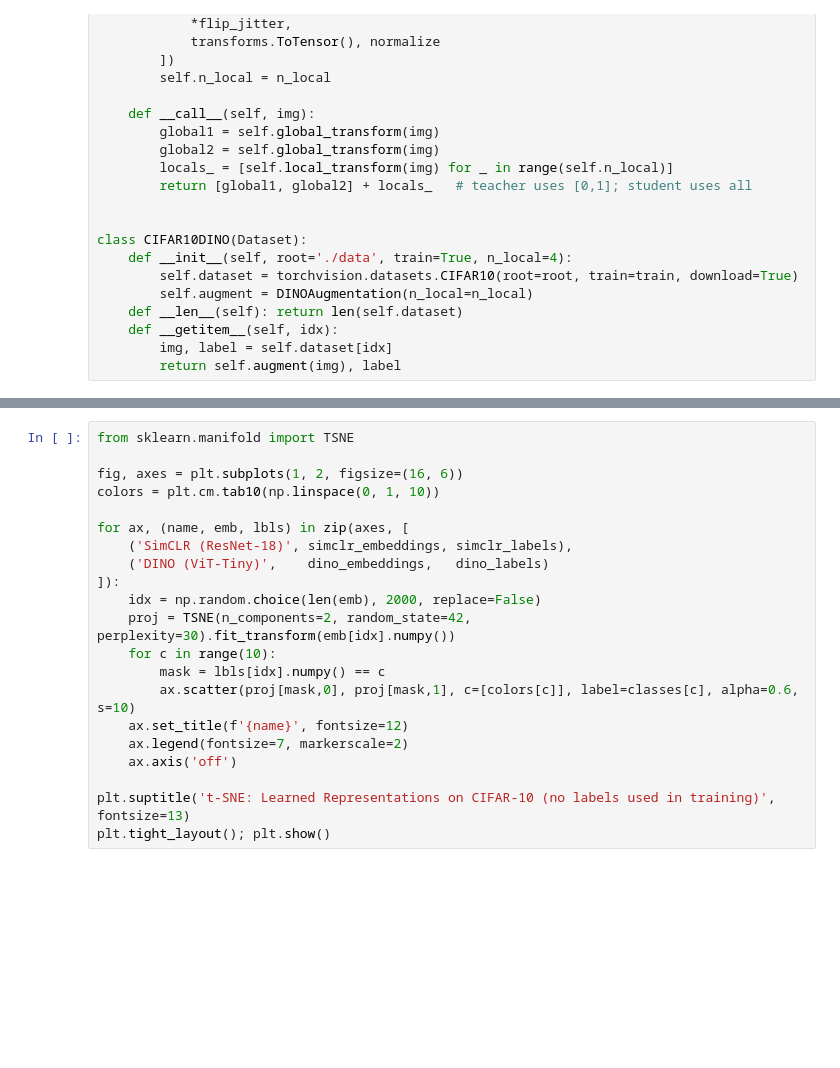
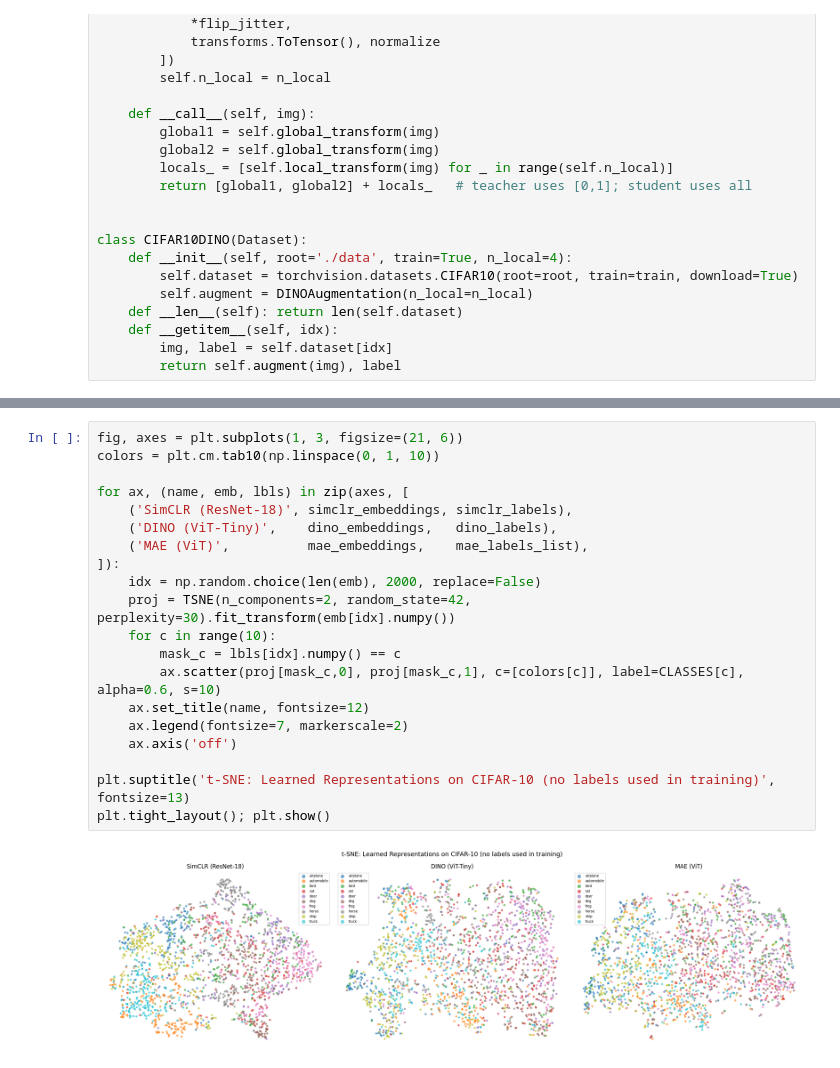
Before and after one commit to moreshud/Python-for-Deep-Learning, a Jupyter notebook: Assignments/2026_Assignment/A3 - Self Supervised Learning/A3-Self-Supervised-Learning.ipynb, the cells around one changed output, grey strips where cells are left out. Cells and saved outputs as stored; diff of their text form; blank space fills up the shorter version.

```diff
--- a/Assignments/2026_Assignment/A3 - Self Supervised Learning/A3-Self-Supervised-Learning.ipynb
+++ b/Assignments/2026_Assignment/A3 - Self Supervised Learning/A3-Self-Supervised-Learning.ipynb
@@ -677,21 +1043,22 @@ t-SNE projects the 512-dim / embed-dim feature space down to 2D. If SSL worked,
 # %%
-from sklearn.manifold import TSNE
-
-fig, axes = plt.subplots(1, 2, figsize=(16, 6))
+fig, axes = plt.subplots(1, 3, figsize=(21, 6))
 colors = plt.cm.tab10(np.linspace(0, 1, 10))
 
 for ax, (name, emb, lbls) in zip(axes, [
     ('SimCLR (ResNet-18)', simclr_embeddings, simclr_labels),
-    ('DINO (ViT-Tiny)',    dino_embeddings,   dino_labels)
+    ('DINO (ViT-Tiny)',    dino_embeddings,   dino_labels),
+    ('MAE (ViT)',          mae_embeddings,    mae_labels_list),
 ]):
     idx = np.random.choice(len(emb), 2000, replace=False)
     proj = TSNE(n_components=2, random_state=42, perplexity=30).fit_transform(emb[idx].numpy())
     for c in range(10):
-        mask = lbls[idx].numpy() == c
-        ax.scatter(proj[mask,0], proj[mask,1], c=[colors[c]], label=classes[c], alpha=0.6, s=10)
-    ax.set_title(f'{name}', fontsize=12)
+        mask_c = lbls[idx].numpy() == c
+        ax.scatter(proj[mask_c,0], proj[mask_c,1], c=[colors[c]], label=CLASSES[c], alpha=0.6, s=10)
+    ax.set_title(name, fontsize=12)
     ax.legend(fontsize=7, markerscale=2)
     ax.axis('off')
 
 plt.suptitle('t-SNE: Learned Representations on CIFAR-10 (no labels used in training)', fontsize=13)
 plt.tight_layout(); plt.show()
+# %% [output]
+[figure, added]
```
Also changed, not shown: parts of 38 cells of this notebook.
